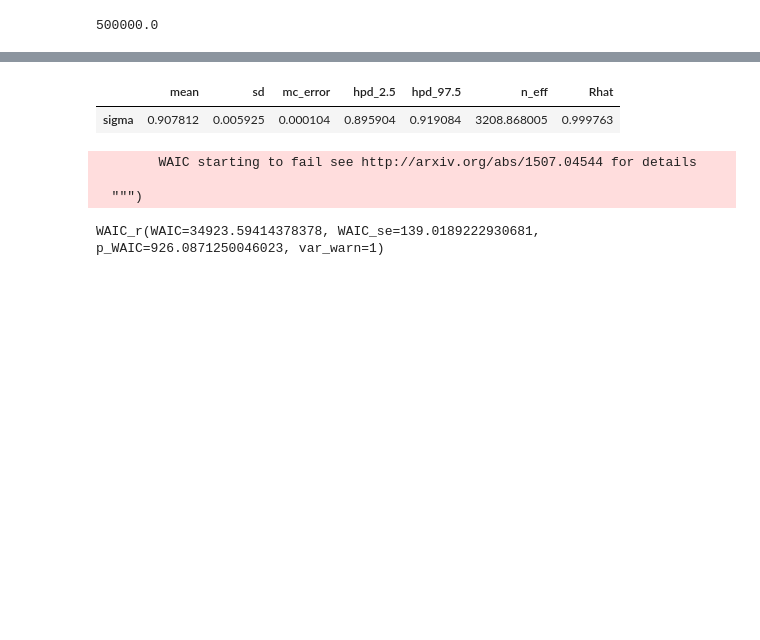
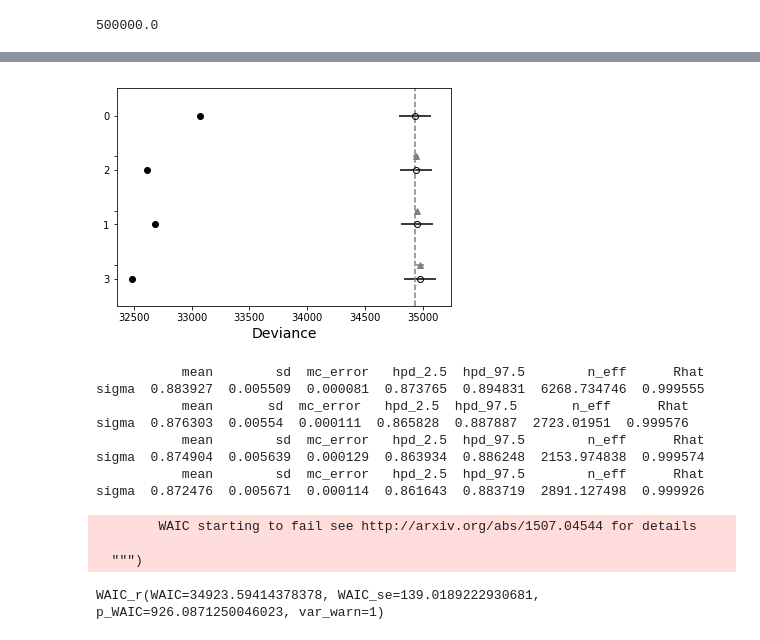
Before and after one commit to Mind-The-Data/GaussianProcess, a Jupyter notebook: SandboxGPs.ipynb, the cells around one changed output, grey strips where cells are left out. Cells and saved outputs as stored; diff of their text form; code cells hidden in the pictures; blank space fills up the shorter version.

```diff
--- a/SandboxGPs.ipynb
+++ b/SandboxGPs.ipynb
@@ -221,0 +325,4 @@ comp_df
+# %%
+comp_loo= pm.compare({GP_uncentered:trace_lsq,GP_uncentered_prvpd:trace_prvpd,
+                     GP_uncentered_prvpd2:trace_prvpd2,GP_uncentered_prvpd3:trace_prvpd3},ic='LOO');
+comp_loo
@@ -222,10 +355,22 @@ comp_df
+# %%
+pm.compareplot(comp_loo);
+# %% [output]
+[figure, added]
 # %%
 #dlsq = pd.DataFrame(pm.summary(trace_lsq,varnames=['lsq','etasq']))
-d = pd.DataFrame(pm.summary(trace_lsq, varnames=['sigma']))
-d
+#d = pd.DataFrame(pm.summary(trace_prvpd, varnames=['sigma']))
+traces = [trace_lsq,trace_prvpd,trace_prvpd2,trace_prvpd3]
+for i in traces:
+    print (pm.summary(i,varnames=['sigma']))
 # %% [output]
-|  | mean | sd | mc_error | hpd_2.5 | hpd_97.5 | n_eff | Rhat |
-| sigma | 0.907812 | 0.005925 | 0.000104 | 0.895904 | 0.919084 | 3208.868005 | 0.999763 |
+           mean        sd  mc_error   hpd_2.5  hpd_97.5        n_eff      Rhat
+sigma  0.883927  0.005509  0.000081  0.873765  0.894831  6268.734746  0.999555
+           mean       sd  mc_error   hpd_2.5  hpd_97.5       n_eff      Rhat
+sigma  0.876303  0.00554  0.000111  0.865828  0.887887  2723.01951  0.999576
+           mean        sd  mc_error   hpd_2.5  hpd_97.5        n_eff      Rhat
+sigma  0.874904  0.005639  0.000129  0.863934  0.886248  2153.974838  0.999574
+           mean        sd  mc_error   hpd_2.5  hpd_97.5        n_eff      Rhat
+sigma  0.872476  0.005671  0.000114  0.861643  0.883719  2891.127498  0.999926
 # %%
 # the smaller I set sigma too, the smaller lsq gets
 # also lower n_eff for both eta and ls
```
Also changed, not shown: parts of 13 cells of this notebook, 1 other file.
